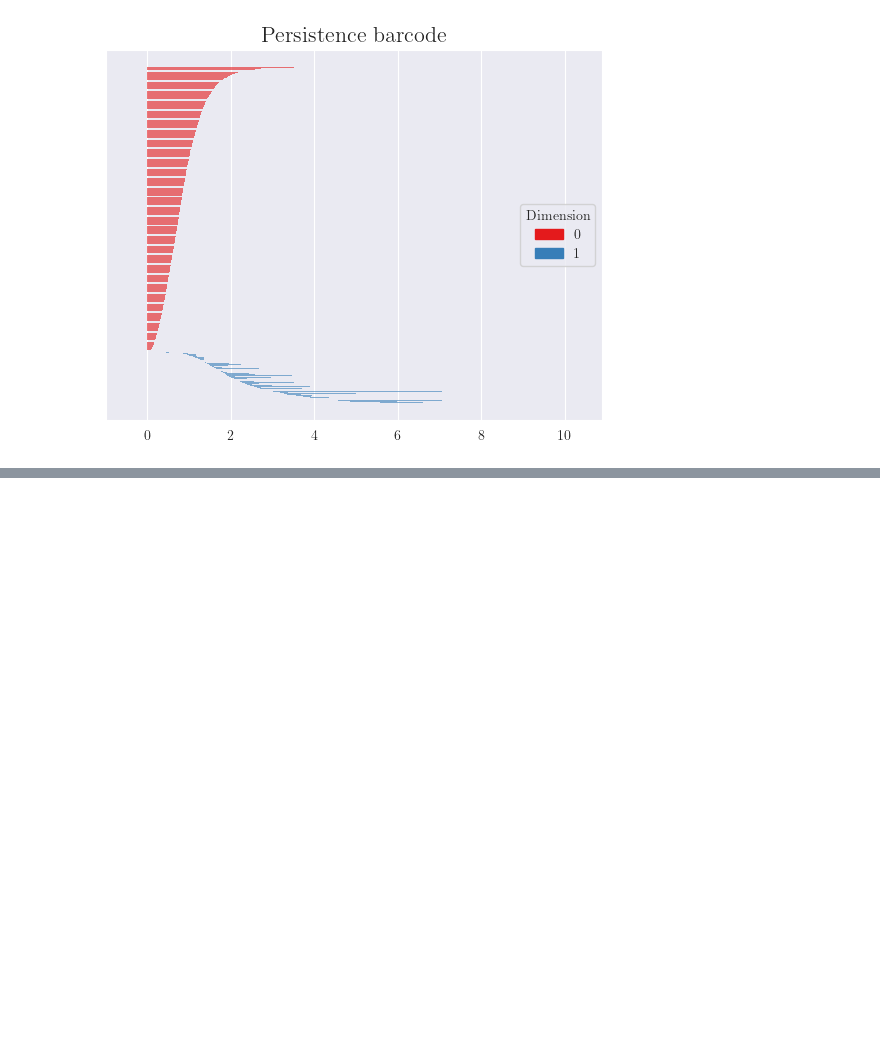
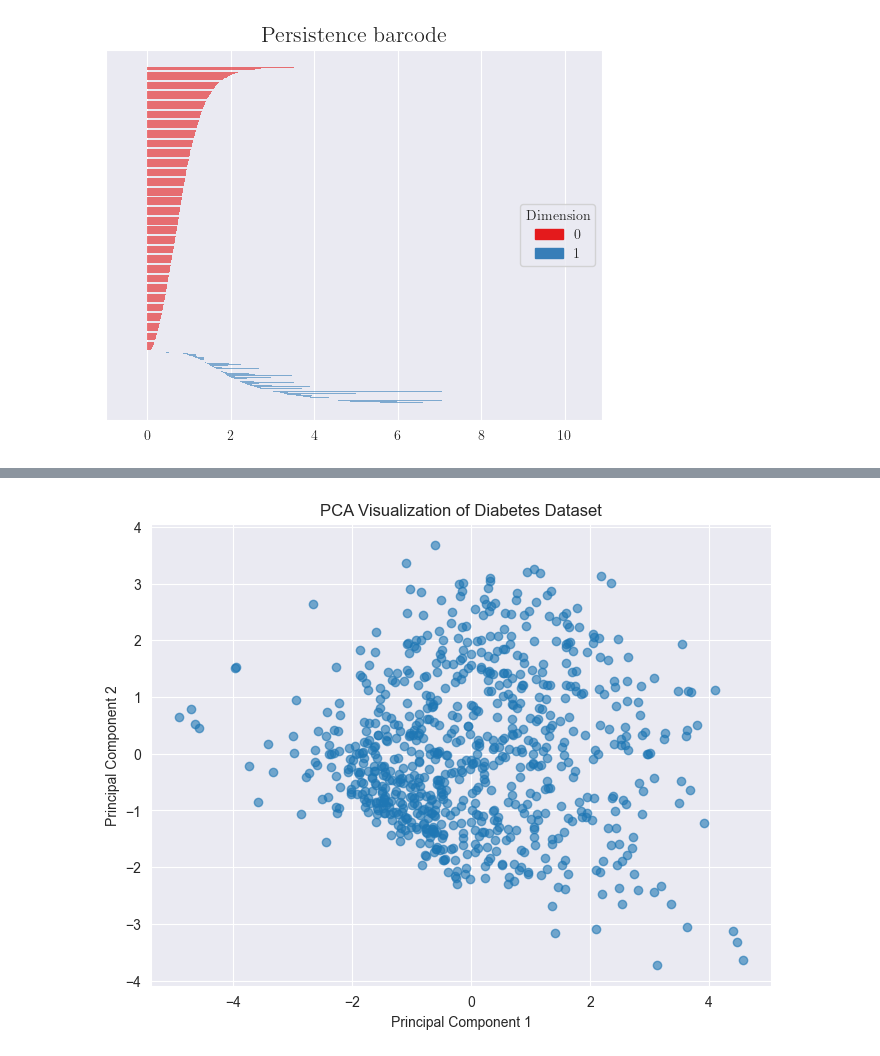
Before and after one commit to shin-fued/umap_vs_tsne, a Jupyter notebook: trying.ipynb, the cells around one changed output, grey strips where cells are left out. Cells and saved outputs as stored; diff of their text form; code cells hidden in the pictures; blank space fills up the shorter version.

```diff
--- a/trying.ipynb
+++ b/trying.ipynb
@@ -352,0 +430,30 @@ plt.scatter(X_embedded[:, 0], X_embedded[:, 1], c=labels_af, alpha=0.7)
+# %%
+import pandas as pd
+import numpy as np
+import matplotlib.pyplot as plt
+from sklearn.decomposition import PCA
+from sklearn.preprocessing import StandardScaler
+
+# Load dataset
+X = pd.read_csv("diabetes.csv")
+
+# Standardize data
+scaler = StandardScaler()
+X_scaled = scaler.fit_transform(X)
+
+# Apply PCA
+pca = PCA(n_components=2)
+X_pca = pca.fit_transform(X_scaled)
+
+# Convert to DataFrame
+df_pca = pd.DataFrame(X_pca, columns=["PC1", "PC2"])
+
+# Scatter plot of PCA components
+plt.figure(figsize=(8,6))
+plt.scatter(df_pca["PC1"], df_pca["PC2"], alpha=0.6)
+plt.xlabel("Principal Component 1")
+plt.ylabel("Principal Component 2")
+plt.title("PCA Visualization of Diabetes Dataset")
+plt.show()
+# %% [output]
+[figure, added]
```
Also changed, not shown: parts of 19 cells of this notebook, 4 other files.
